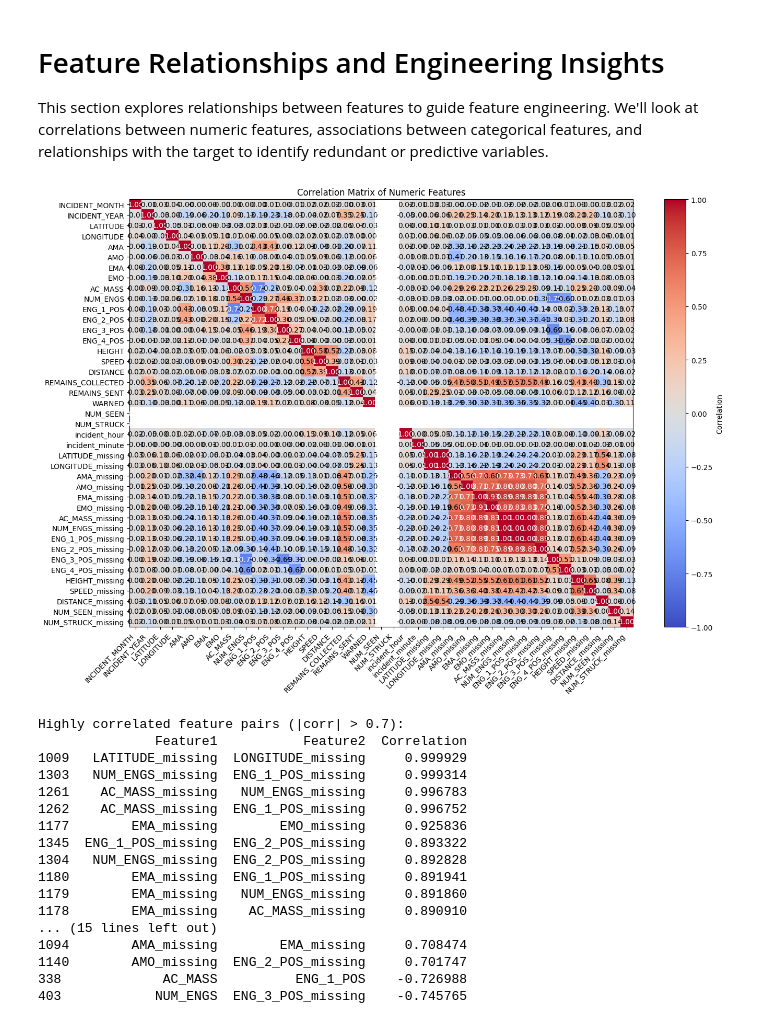
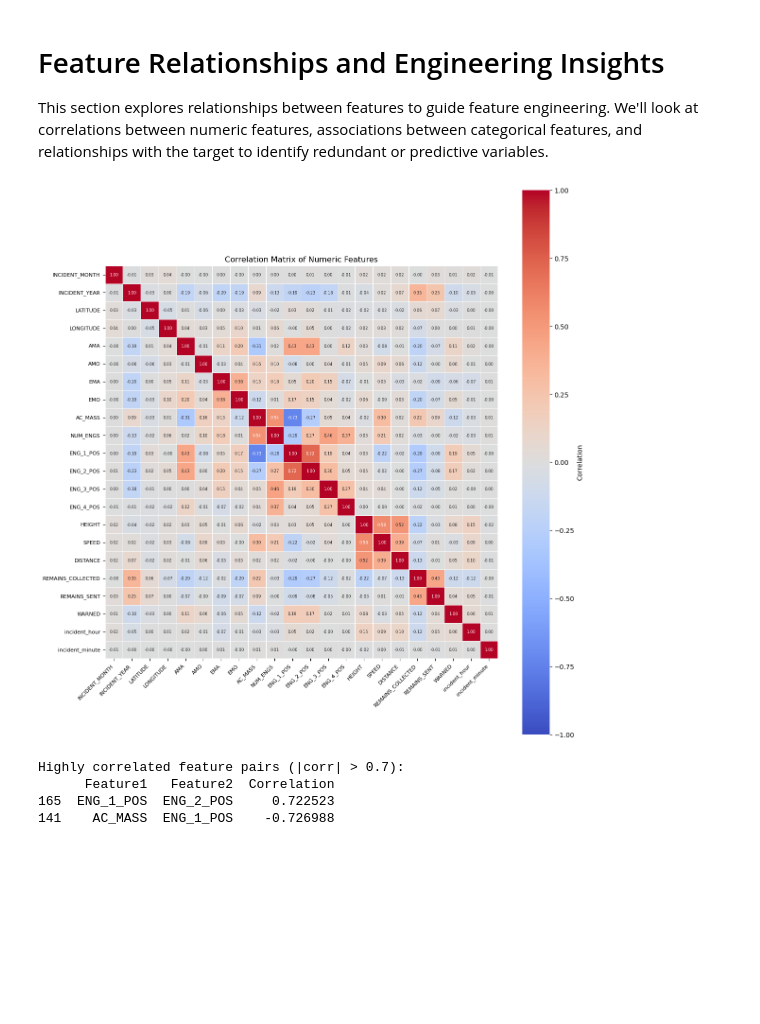
Before and after one commit to sebiaramirez/mpb-ML-project, a Jupyter notebook: ML_project.ipynb, the cells around one changed output. Saved outputs shown, nothing was run; the diff lists cells and outputs as text; code cells hidden in the pictures; blank space fills up the shorter version.

```diff
--- a/ML_project.ipynb
+++ b/ML_project.ipynb
@@ -411,51 +401,51 @@ This section explores relationships between features to guide feature engineerin
 # %%
 # Correlation matrix for numeric features
 numeric_cols = train_clean.select_dtypes(include=['float64', 'int64']).columns.tolist()
 numeric_cols = [c for c in numeric_cols if c != 'INDICATED_DAMAGE']  # Exclude target for now
+numeric_cols = [c for c in numeric_cols if not c.endswith("_missing")]  # Exclude missing indicators
+numeric_cols = [c for c in numeric_cols if train_clean[c].var() > 0]  # Exclude constant features
 
 if numeric_cols:
+    import seaborn as sns
+
     corr_matrix = train_clean[numeric_cols].corr()
-    plt.figure(figsize=(14, 10))
-    im = plt.imshow(corr_matrix.values, cmap='coolwarm', aspect='auto', vmin=-1, vmax=1)
-    plt.colorbar(im, label='Correlation')
-    plt.xticks(range(len(corr_matrix.columns)), corr_matrix.columns, rotation=45, ha='right')
-    plt.yticks(range(len(corr_matrix.index)), corr_matrix.index)
-    plt.title('Correlation Matrix of Numeric Features')
-    for i in range(len(corr_matrix.index)):
-        for j in range(len(corr_matrix.columns)):
-            text = plt.text(j, i, f'{corr_matrix.values[i, j]:.2f}', ha='center', va='center', color='black' if abs(corr_matrix.values[i, j]) < 0.7 else 'white')
+    fig_size = max(12, len(corr_matrix.columns) * 0.5)
+    fig, ax = plt.subplots(figsize=(fig_size, fig_size))
+    sns.heatmap(
+        corr_matrix,
+        annot=True,
+        fmt='.2f',
+        cmap='coolwarm',
+        linewidths=0.4,
+        cbar_kws={'label': 'Correlation'},
+        annot_kws={'size': 6},
+        square=True,
+        ax=ax,
+        vmin=-1,
+        vmax=1
+    )
+    ax.set_xticklabels(ax.get_xticklabels(), rotation=45, ha='right', fontsize=8)
+    ax.set_yticklabels(ax.get_yticklabels(), rotation=0, fontsize=8)
+    ax.set_title('Correlation Matrix of Numeric Features')
     plt.tight_layout()
     plt.show()
 
     # Print high correlations (>0.7 or <-0.7)
     high_corr = corr_matrix.where(np.triu(np.ones_like(corr_matrix), k=1).astype(bool))
     high_corr_pairs = high_corr.stack().reset_index()
     high_corr_pairs.columns = ['Feature1', 'Feature2', 'Correlation']
     high_corr_pairs = high_corr_pairs[high_corr_pairs['Correlation'].abs() > 0.7]
     if not high_corr_pairs.empty:
         print('Highly correlated feature pairs (|corr| > 0.7):')
         print(high_corr_pairs.sort_values('Correlation', ascending=False))
     else:
         print('No highly correlated numeric feature pairs found.')
 # %% [output]
-[figure, old version]
+[figure, new version]
 Highly correlated feature pairs (|corr| > 0.7):
-               Feature1           Feature2  Correlation
-1009   LATITUDE_missing  LONGITUDE_missing     0.999929
-1303   NUM_ENGS_missing  ENG_1_POS_missing     0.999314
-1261    AC_MASS_missing   NUM_ENGS_missing     0.996783
-1262    AC_MASS_missing  ENG_1_POS_missing     0.996752
-1177        EMA_missing        EMO_missing     0.925836
-1345  ENG_1_POS_missing  ENG_2_POS_missing     0.893322
-1304   NUM_ENGS_missing  ENG_2_POS_missing     0.892828
-1180        EMA_missing  ENG_1_POS_missing     0.891941
-1179        EMA_missing   NUM_ENGS_missing     0.891860
-1178        EMA_missing    AC_MASS_missing     0.890910
-... (15 lines left out)
-1094        AMA_missing        EMA_missing     0.708474
-1140        AMO_missing  ENG_2_POS_missing     0.701747
-338             AC_MASS          ENG_1_POS    -0.726988
-403            NUM_ENGS  ENG_3_POS_missing    -0.745765
+      Feature1   Feature2  Correlation
+165  ENG_1_POS  ENG_2_POS     0.722523
+141    AC_MASS  ENG_1_POS    -0.726988
 # %%
 # Cramer's V for categorical feature associations
 import scipy.stats as stats
```
Also changed, not shown: parts of 16 cells of this notebook, 1 other file.
